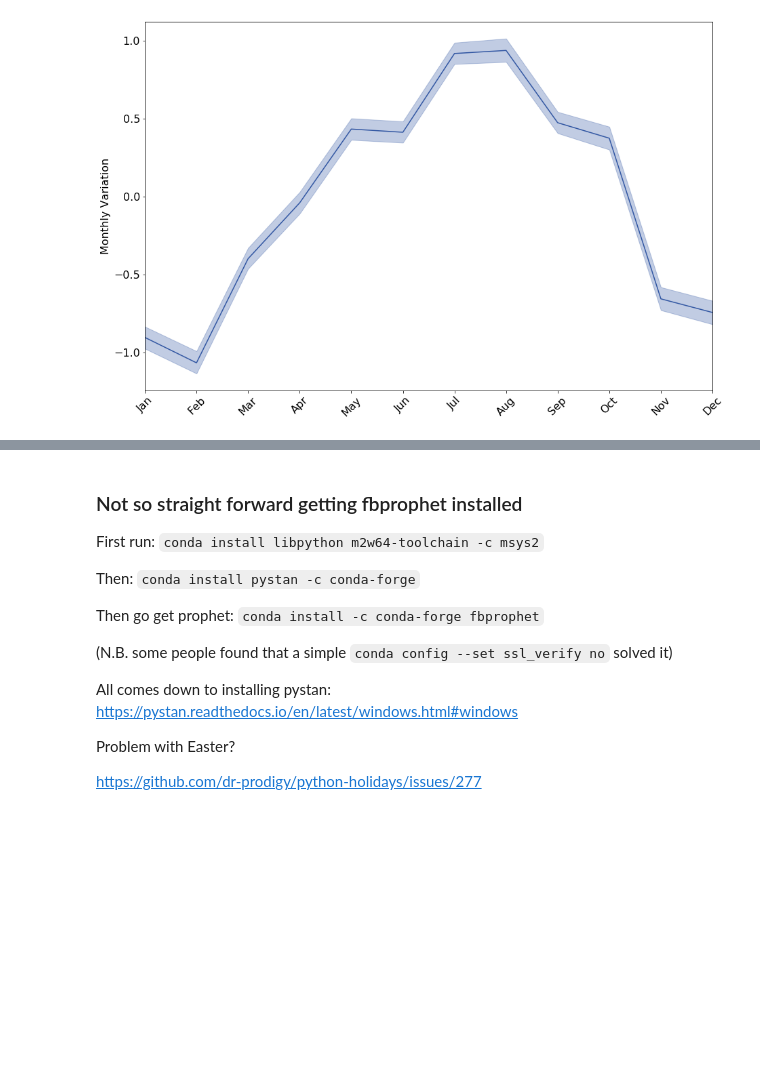
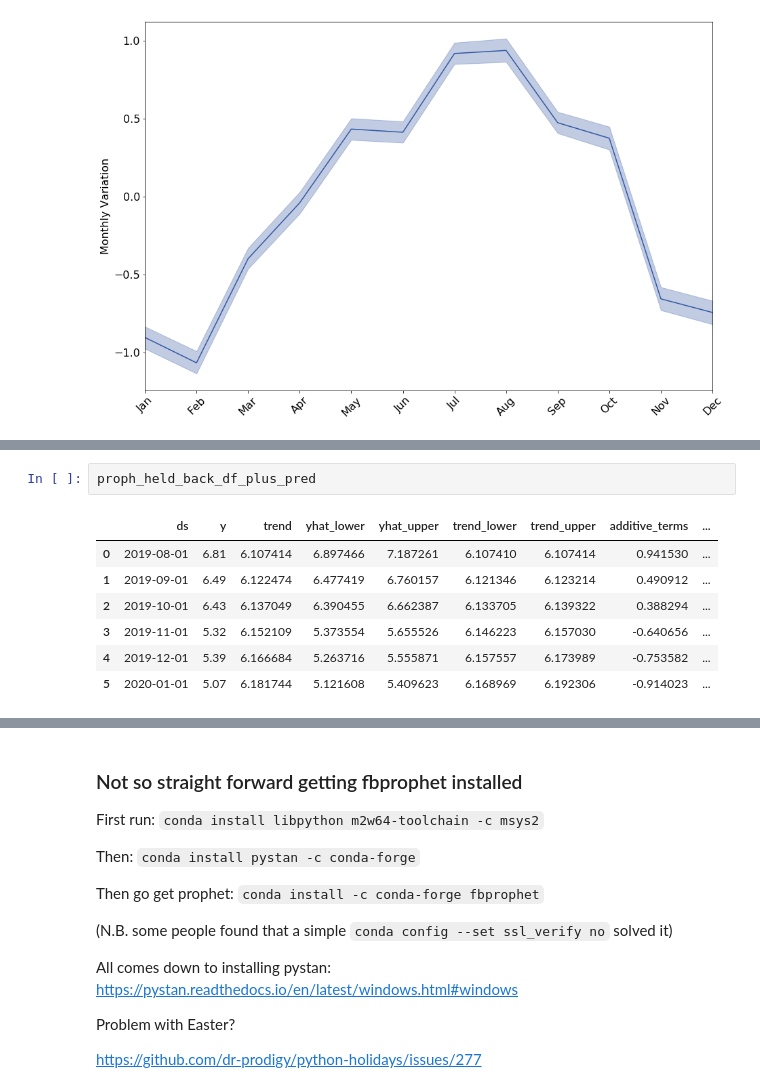
Before and after one commit to Yoyodyne-Data-Science/schiphol-passengers, a Jupyter notebook: Schiphol_Passengers.ipynb, the cells around one changed output, grey strips where cells are left out. Saved outputs shown, nothing was run; the diff lists cells and outputs as text; blank space fills up the shorter version.

```diff
--- a/Schiphol_Passengers.ipynb
+++ b/Schiphol_Passengers.ipynb
@@ -114,0 +133,10 @@ plt.show()
+# %%
+proph_held_back_df_plus_pred
+# %% [output]
+|  | ds | y | trend | yhat_lower | yhat_upper | trend_lower | trend_upper | additive_terms | ... |
+| 0 | 2019-08-01 | 6.81 | 6.107414 | 6.897466 | 7.187261 | 6.107410 | 6.107414 | 0.941530 | ... |
+| 1 | 2019-09-01 | 6.49 | 6.122474 | 6.477419 | 6.760157 | 6.121346 | 6.123214 | 0.490912 | ... |
+| 2 | 2019-10-01 | 6.43 | 6.137049 | 6.390455 | 6.662387 | 6.133705 | 6.139322 | 0.388294 | ... |
+| 3 | 2019-11-01 | 5.32 | 6.152109 | 5.373554 | 5.655526 | 6.146223 | 6.157030 | -0.640656 | ... |
+| 4 | 2019-12-01 | 5.39 | 6.166684 | 5.263716 | 5.555871 | 6.157557 | 6.173989 | -0.753582 | ... |
+| 5 | 2020-01-01 | 5.07 | 6.181744 | 5.121608 | 5.409623 | 6.168969 | 6.192306 | -0.914023 | ... |
```
Also changed, not shown: parts of 15 cells of this notebook, 2 other files.
